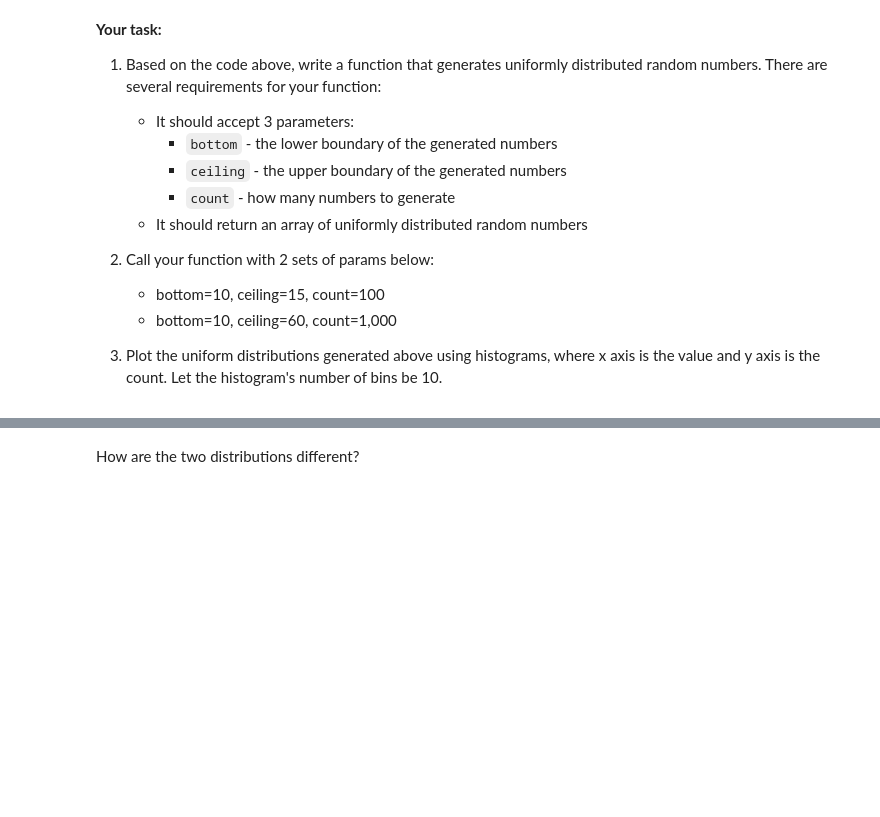
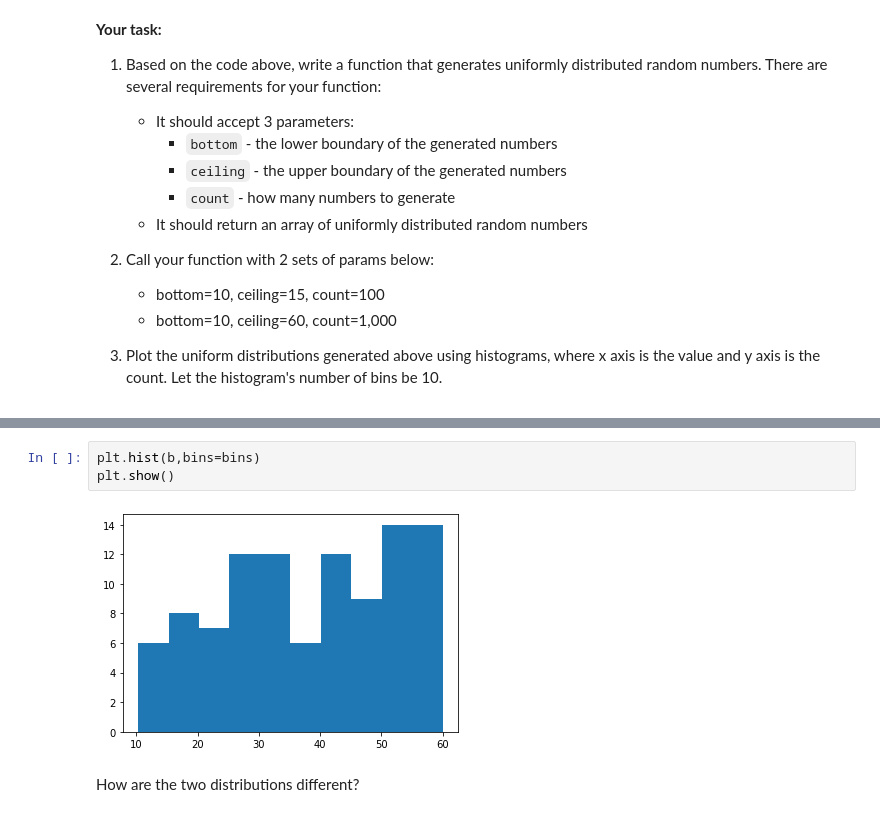
Before and after one commit to ta-datapt-bcn/lab-cont-probability-distribution, a Jupyter notebook: your_code/main.ipynb, the cells around one changed output, grey strips where cells are left out. Drawn from its saved outputs; the diff is of its cells as text; blank space fills up the shorter version.

```diff
--- a/your_code/main.ipynb
+++ b/your_code/main.ipynb
@@ -46,3 +65,8 @@ print(randoms)
+# %%
+plt.hist(b,bins=bins)
+plt.show()
+# %% [output]
+[figure, added]
 # %% [markdown]
 How are the two distributions different?
 # %%
```
Also changed, not shown: parts of 21 cells of this notebook, 2 other files.
